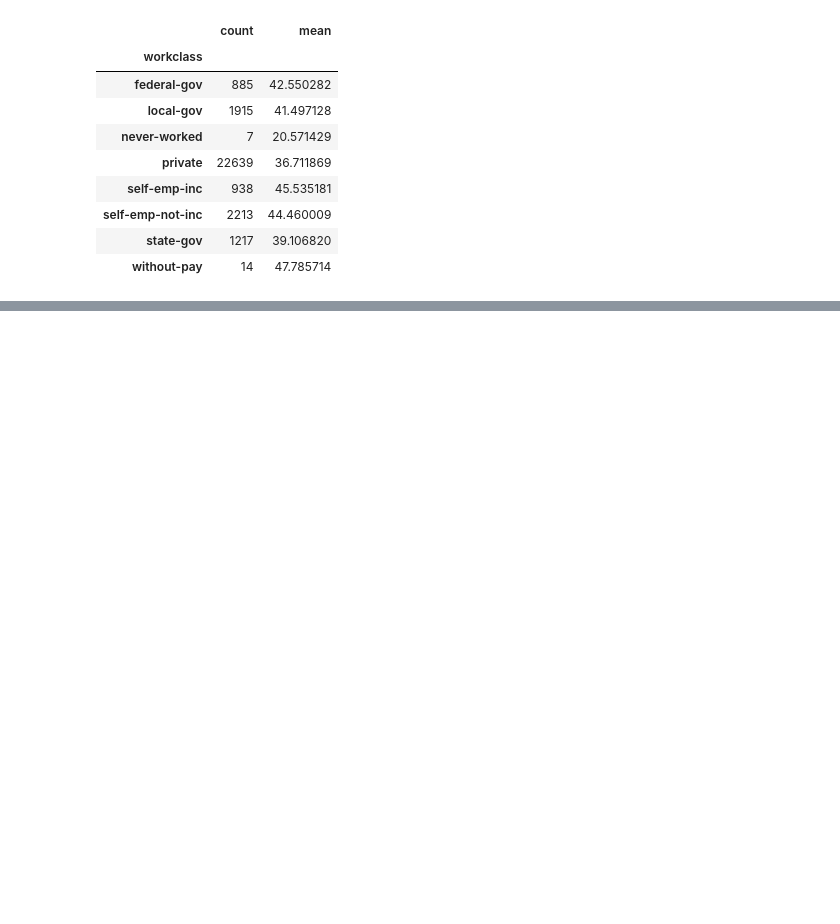
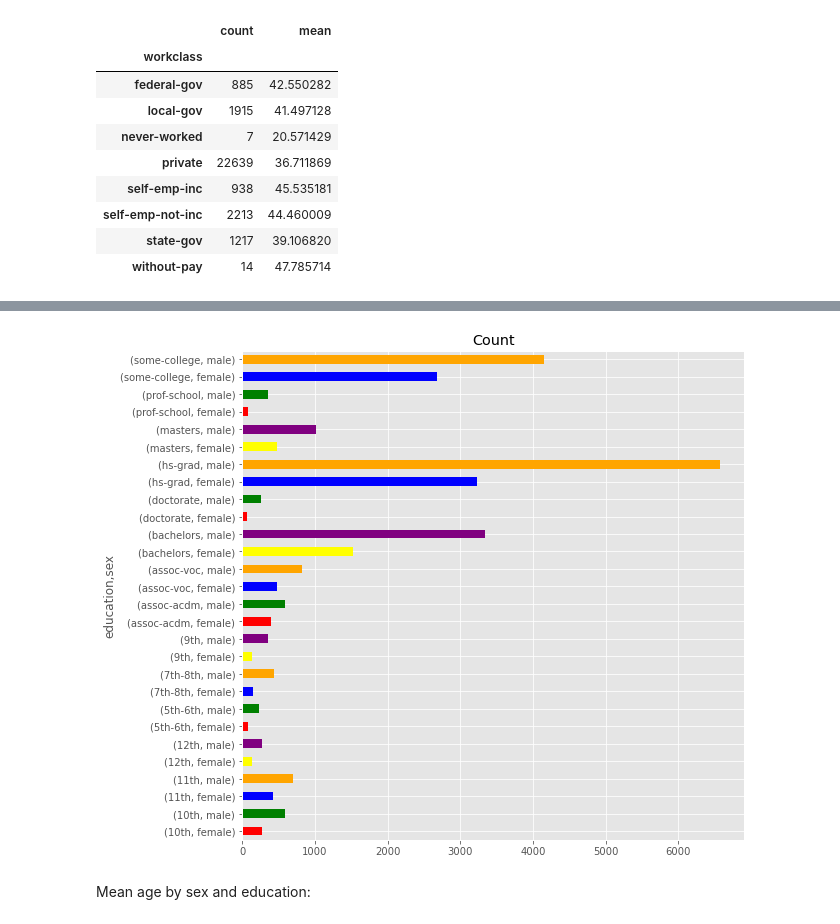
Before and after one commit to LuxAeterna311/DS-researches, a Jupyter notebook: adult-census-income-eda-ml.ipynb, the cells around one changed output, grey strips where cells are left out. Drawn from its saved outputs; the diff is of its cells as text; code cells hidden in the pictures; blank space fills up the shorter version.

```diff
--- a/adult-census-income-eda-ml.ipynb
+++ b/adult-census-income-eda-ml.ipynb
@@ -353,0 +386,3 @@ df.groupby("workclass")["age"].agg(["count", "mean"])
+# %%
+education_sex = df.groupby(["education", "sex"])["sex"].count()
+education_sex
@@ -353,0 +427,7 @@ df.groupby("workclass")["age"].agg(["count", "mean"])
+# %%
+education_sex.plot.barh(color = colors);
+plt.title("Count");
+# %% [output]
+[figure, added]
+# %% [markdown]
+Mean age by sex and education:
```
Also changed, not shown: parts of 56 cells of this notebook.
